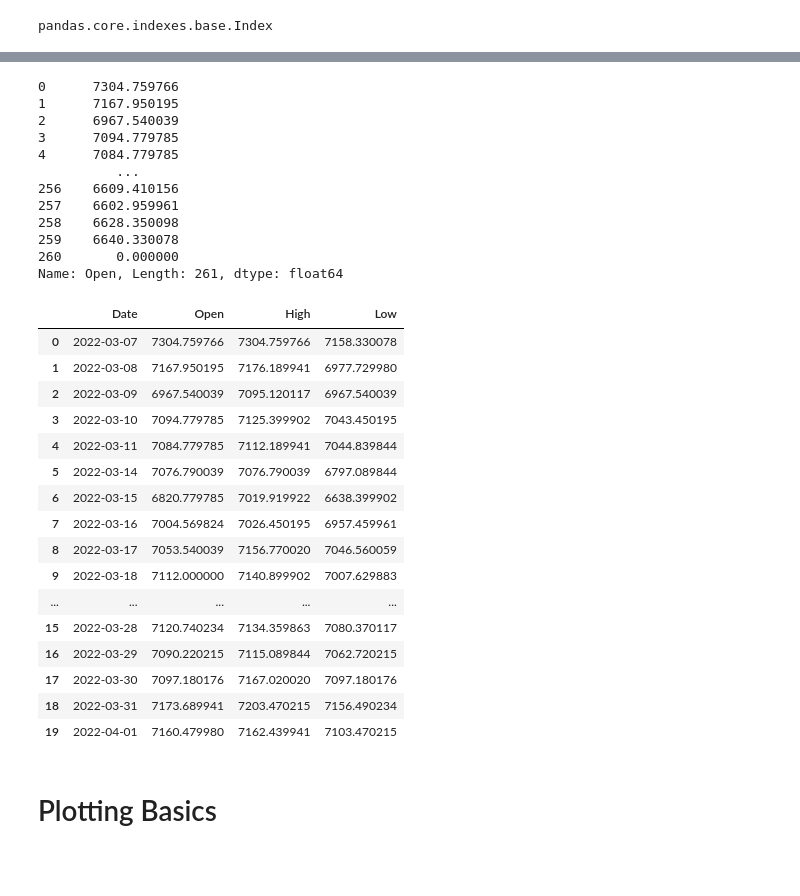
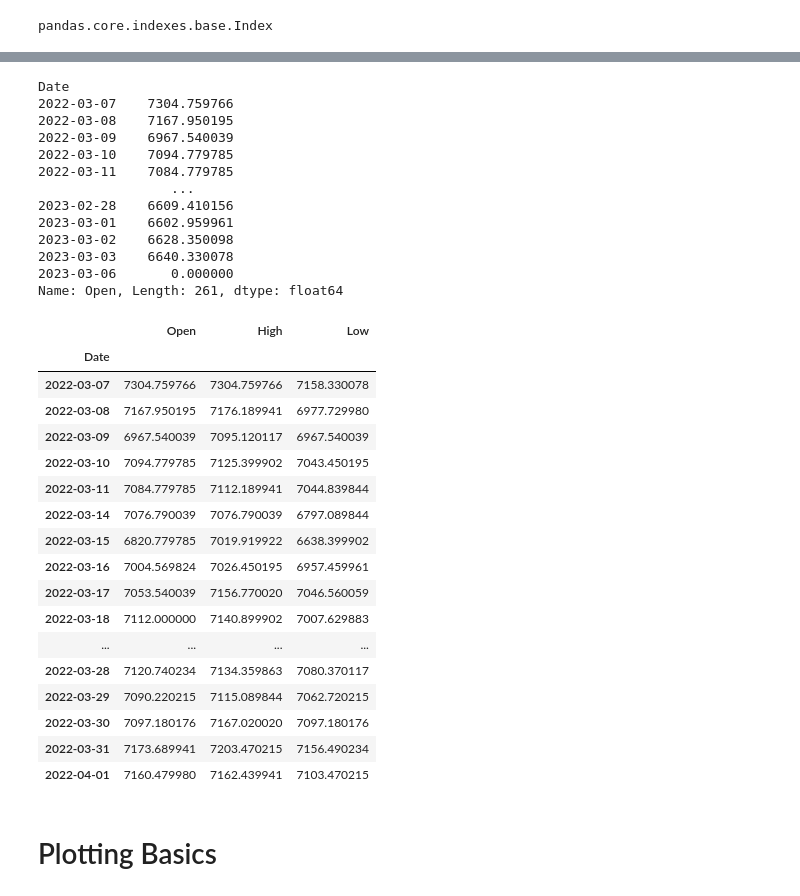
Before and after one commit to moisescujardo/python-projects, a Jupyter notebook: data-science-projects/learning_python_pandas_one_reading_data_and_simple_plots.ipynb, the cells around one changed output, grey strips where cells are left out. Cells and saved outputs as stored; diff of their text form; code cells hidden in the pictures; blank space fills up the shorter version.

```diff
--- a/data-science-projects/learning_python_pandas_one_reading_data_and_simple_plots.ipynb
+++ b/data-science-projects/learning_python_pandas_one_reading_data_and_simple_plots.ipynb
@@ -16,9 +12,9 @@ from matplotlib import pyplot as plt
 # %%
-# read intel-stock-data.csv file
+# read psei-data.csv file
 # read_csv will return a DataFrame object
-intel_stock_df = pd.read_csv('data/psei-data.csv')
+psei_df = pd.read_csv('data/psei-data.csv', index_col='Date')
 
-# let's validate the type of intel_stock_df
-type(intel_stock_df)
+# let's validate the type of psei_df
+type(psei_df)
 # %% [output]
 pandas.core.frame.DataFrame
@@ -131,7 +154,7 @@ intel_stock_df.tail(10)
 # A Series is a column in the DataFrame
 # you can access a series by using DataFrame['column_name']
 # example:
-intel_stock_df['Open']
+psei_df['Open']
 
 # note: column name is case sensitive meaning,
 # it has to be thesame with the column name
@@ -139,40 +162,42 @@ intel_stock_df['Open']
 # intel_stock_df['open'] will generate an error:
 # KeyError: 'open'
 # %% [output]
-0      7304.759766
-1      7167.950195
-2      6967.540039
-3      7094.779785
-4      7084.779785
-          ...
-256    6609.410156
-257    6602.959961
-258    6628.350098
-259    6640.330078
-260       0.000000
+Date
+2022-03-07    7304.759766
+2022-03-08    7167.950195
+2022-03-09    6967.540039
+2022-03-10    7094.779785
+2022-03-11    7084.779785
+                 ...
+2023-02-28    6609.410156
+2023-03-01    6602.959961
+2023-03-02    6628.350098
+2023-03-03    6640.330078
+2023-03-06       0.000000
 Name: Open, Length: 261, dtype: float64
 # %%
 # here's another example where I extract 3 columns
 # from the DataFrame and get only the first 20 rows
-intel_stock_df[['Date', 'Open', 'High', 'Low']].head(20)
+psei_df[['Open', 'High', 'Low']].head(20)
 # %% [output]
-|  | Date | Open | High | Low |
-| 0 | 2022-03-07 | 7304.759766 | 7304.759766 | 7158.330078 |
-| 1 | 2022-03-08 | 7167.950195 | 7176.189941 | 6977.729980 |
-| 2 | 2022-03-09 | 6967.540039 | 7095.120117 | 6967.540039 |
-| 3 | 2022-03-10 | 7094.779785 | 7125.399902 | 7043.450195 |
-| 4 | 2022-03-11 | 7084.779785 | 7112.189941 | 7044.839844 |
-| 5 | 2022-03-14 | 7076.790039 | 7076.790039 | 6797.089844 |
-| 6 | 2022-03-15 | 6820.779785 | 7019.919922 | 6638.399902 |
-| 7 | 2022-03-16 | 7004.569824 | 7026.450195 | 6957.459961 |
-| 8 | 2022-03-17 | 7053.540039 | 7156.770020 | 7046.560059 |
-| 9 | 2022-03-18 | 7112.000000 | 7140.899902 | 7007.629883 |
-| ... | ... | ... | ... | ... |
-| 15 | 2022-03-28 | 7120.740234 | 7134.359863 | 7080.370117 |
-| 16 | 2022-03-29 | 7090.220215 | 7115.089844 | 7062.720215 |
-| 17 | 2022-03-30 | 7097.180176 | 7167.020020 | 7097.180176 |
-| 18 | 2022-03-31 | 7173.689941 | 7203.470215 | 7156.490234 |
-| 19 | 2022-04-01 | 7160.479980 | 7162.439941 | 7103.470215 |
+|  | Open | High | Low |
+| Date |  |  |  |
+| 2022-03-07 | 7304.759766 | 7304.759766 | 7158.330078 |
+| 2022-03-08 | 7167.950195 | 7176.189941 | 6977.729980 |
+| 2022-03-09 | 6967.540039 | 7095.120117 | 6967.540039 |
+| 2022-03-10 | 7094.779785 | 7125.399902 | 7043.450195 |
+| 2022-03-11 | 7084.779785 | 7112.189941 | 7044.839844 |
+| 2022-03-14 | 7076.790039 | 7076.790039 | 6797.089844 |
+| 2022-03-15 | 6820.779785 | 7019.919922 | 6638.399902 |
+| 2022-03-16 | 7004.569824 | 7026.450195 | 6957.459961 |
+| 2022-03-17 | 7053.540039 | 7156.770020 | 7046.560059 |
+| 2022-03-18 | 7112.000000 | 7140.899902 | 7007.629883 |
+| ... | ... | ... | ... |
+| 2022-03-28 | 7120.740234 | 7134.359863 | 7080.370117 |
+| 2022-03-29 | 7090.220215 | 7115.089844 | 7062.720215 |
+| 2022-03-30 | 7097.180176 | 7167.020020 | 7097.180176 |
+| 2022-03-31 | 7173.689941 | 7203.470215 | 7156.490234 |
+| 2022-04-01 | 7160.479980 | 7162.439941 | 7103.470215 |
 # %% [markdown]
 # Plotting Basics
 # %%
```
Also changed, not shown: parts of 17 cells of this notebook.
